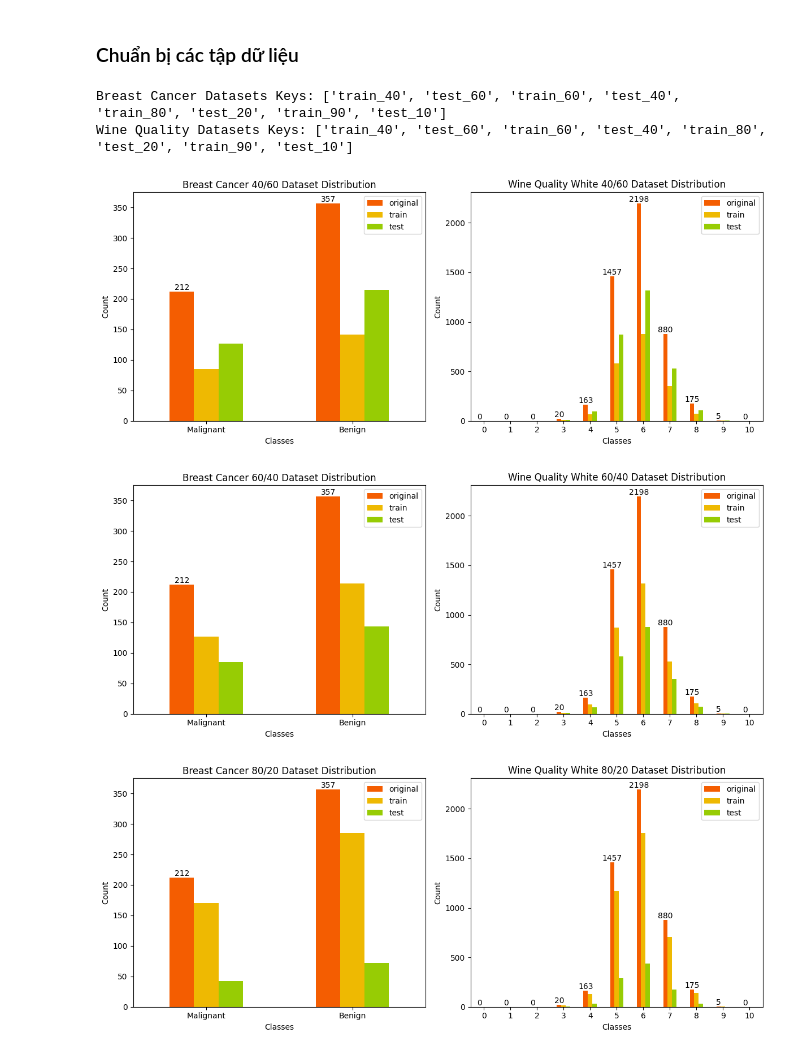
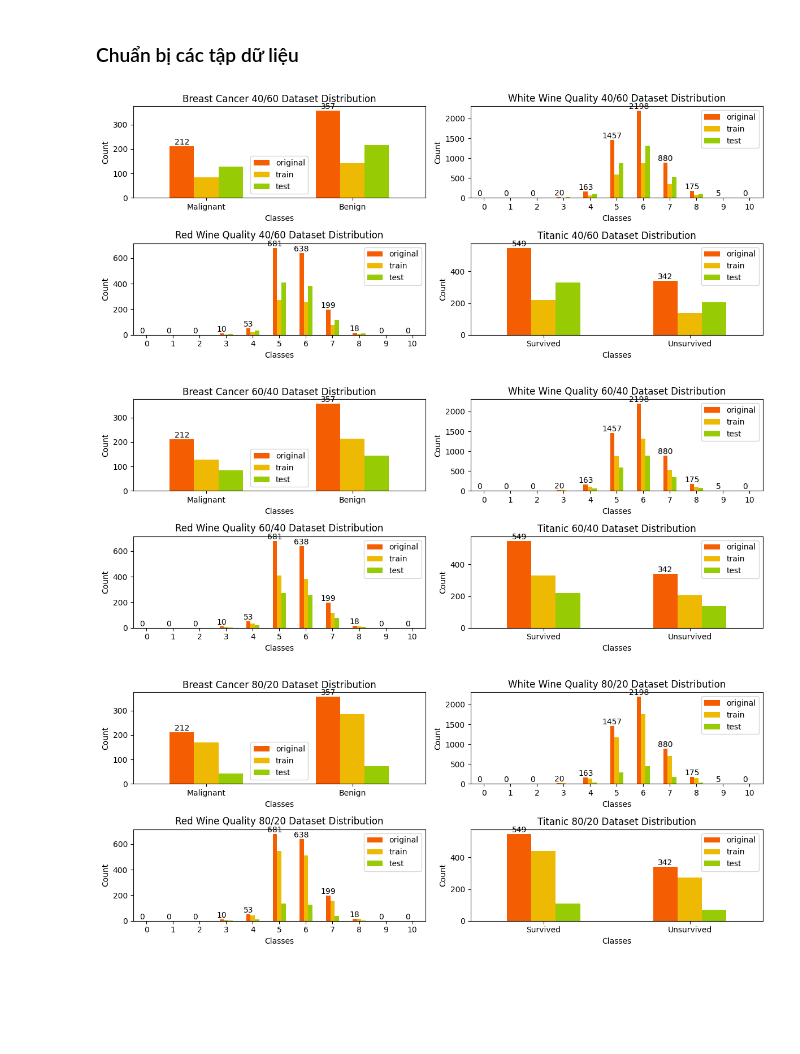
Before and after one commit to HoNhatTri/Lab02_AI, a Jupyter notebook: Prepare_Datasets.ipynb, the cells around one changed output. Drawn from its saved outputs; the diff is of its cells as text; code cells hidden in the pictures; blank space fills up the shorter version.

Commit message:
Tri commit prepare dataset #2

```diff
--- a/Prepare_Datasets.ipynb
+++ b/Prepare_Datasets.ipynb
@@ -22,21 +21,22 @@ bc_features = pd.DataFrame(breast_cancer_wisconsin_diagnostic.data, columns=brea
 bc_labels = pd.Series(breast_cancer_wisconsin_diagnostic.target, name="label")  # Nhãn: 0 = Malignant, 1 = Benign
 
 # White Wine Quality Dataset
-file_path = './wine+quality/winequality-white.csv'
+file_path = './data/wine+quality/winequality-white.csv'
 w_wine_data = pd.read_csv(file_path, sep=';')
 w_wine_features = w_wine_data.iloc[:, :-1]
 w_wine_labels = w_wine_data['quality']
 
 # Red Wine Quality Dataset
-file_path = './wine+quality/winequality-red.csv'
+file_path = './data/wine+quality/winequality-red.csv'
 r_wine_data = pd.read_csv(file_path, sep=';')
 r_wine_features = r_wine_data.iloc[:, :-1]
 r_wine_labels = r_wine_data['quality']
 
-# Iris Dataset
-iris = load_iris()
-iris_features = iris.data
-iris_labels = iris.target
+# Titanic Dataset
+file_path = './data/Titanic/Titanic-Dataset.csv'
+titanic_data = pd.read_csv(file_path)
+titanic_features = titanic_data.iloc[:, :-1]
+titanic_labels = titanic_data['Survived']
 # %% [markdown]
 ### Chuẩn bị các tập dữ liệu
 # %%
@@ -70,15 +70,13 @@ w_wine_datasets = prepare_datasets(w_wine_features, w_wine_labels)
 # Tạo các tập huấn luyện và kiểm tra cho Red Wine Quality Dataset
 r_wine_datasets = prepare_datasets(r_wine_features, r_wine_labels)
 
-# Tạo các tập huấn luyện và kiểm tra cho Iris Dataset
-iris_datasets = prepare_datasets(iris_features,iris_labels)
+# Tạo các tập huấn luyện và kiểm tra cho Titanic Dataset
+titanic_datasets = prepare_datasets(titanic_features,titanic_labels)
-# %% [output]
-Breast Cancer Datasets Keys: ['train_40', 'test_60', 'train_60', 'test_40', 'train_80', 'test_20', 'train_90', 'test_10']
-Wine Quality Datasets Keys: ['train_40', 'test_60', 'train_60', 'test_40', 'train_80', 'test_20', 'train_90', 'test_10']
 # %%
 # Danh sách tên các lớp
 class_names_bc = ["Malignant", "Benign"]  # Breast Cancer: 0 = Malignant, 1 = Benign
 class_names_wine = [str(i) for i in range(11)]  # Wine Quality: chất lượng từ 0 đến 10
+class_names_titanic = ["Survived", "Unsurvived"]
 
 def draw_plot(original, train, test, title, class_names, ax):
     # Tính tần suất các lớp, đảm bảo rằng tất cả các lớp đều được hiển thị
@@ -96,33 +94,37 @@ def draw_plot(original, train, test, title, class_names, ax):
 # %%
 fig, axs = plt.subplots(2, 2, figsize=(12, 5))  # 1 hàng, 2 cột
 
-draw_plot(bc_labels, bc_datasets['train_40'][1], bc_datasets['test_60'][1], "Breast Cancer 40/60 Dataset Distribution", class_names_bc, axs[0])
-draw_plot(w_wine_labels, w_wine_datasets['train_40'][1], w_wine_datasets['test_60'][1], "White Wine Quality 40/60 Dataset Distribution", class_names_wine, axs[1])
-draw_plot(r_wine_labels, r_wine_datasets['train_40'][1], r_wine_datasets['test_60'][1], "Red Wine Quality 40/60 Dataset Distribution", class_names_wine, axs[2])
-draw_plot(iris_labels, iris_datasets['train_40'][1], iris_datasets['test_60'][1], "Iris 40/60 Dataset Distribution", class_names_bc, axs[0])
+draw_plot(bc_labels, bc_datasets['train_40'][1], bc_datasets['test_60'][1], "Breast Cancer 40/60 Dataset Distribution", class_names_bc, axs[0,0])
+draw_plot(w_wine_labels, w_wine_datasets['train_40'][1], w_wine_datasets['test_60'][1], "White Wine Quality 40/60 Dataset Distribution", class_names_wine, axs[0,1])
+draw_plot(r_wine_labels, r_wine_datasets['train_40'][1], r_wine_datasets['test_60'][1], "Red Wine Quality 40/60 Dataset Distribution", class_names_wine, axs[1,0])
+draw_plot(titanic_labels, titanic_datasets['train_40'][1], titanic_datasets['test_60'][1], "Titanic 40/60 Dataset Distribution", class_names_titanic, axs[1,1])
 
 plt.tight_layout()
 plt.show()
 # %% [output]
-[figure, old version]
+[figure, new version]
 # %%
-fig, axs = plt.subplots(1, 2, figsize=(12, 5))
+fig, axs = plt.subplots(2, 2, figsize=(12, 5))
 
-draw_plot(bc_labels, bc_datasets['train_60'][1], bc_datasets['test_40'][1], "Breast Cancer 60/40 Dataset Distribution", class_names_bc, axs[0])
-draw_plot(w_wine_labels, w_wine_datasets['train_60'][1], w_wine_datasets['test_40'][1], "White Wine Quality 60/40 Dataset Distribution", class_names_wine, axs[1])
+draw_plot(bc_labels, bc_datasets['train_60'][1], bc_datasets['test_40'][1], "Breast Cancer 60/40 Dataset Distribution", class_names_bc, axs[0,0])
+draw_plot(w_wine_labels, w_wine_datasets['train_60'][1], w_wine_datasets['test_40'][1], "White Wine Quality 60/40 Dataset Distribution", class_names_wine, axs[0,1])
+draw_plot(r_wine_labels, r_wine_datasets['train_60'][1], r_wine_datasets['test_40'][1], "Red Wine Quality 60/40 Dataset Distribution", class_names_wine, axs[1,0])
+draw_plot(titanic_labels, titanic_datasets['train_60'][1], titanic_datasets['test_40'][1], "Titanic 60/40 Dataset Distribution", class_names_titanic, axs[1,1])
 
 plt.tight_layout()
 plt.show()
 # %% [output]
-[figure, old version]
+[figure, new version]
 # %%
-fig, axs = plt.subplots(1, 2, figsize=(12, 5))
+fig, axs = plt.subplots(2, 2, figsize=(12, 5))
 
-draw_plot(bc_labels, bc_datasets['train_80'][1], bc_datasets['test_20'][1], "Breast Cancer 80/20 Dataset Distribution", class_names_bc, axs[0])
-draw_plot(w_wine_labels, w_wine_datasets['train_80'][1], w_wine_datasets['test_20'][1], "White Wine Quality 80/20 Dataset Distribution", class_names_wine, axs[1])
+draw_plot(bc_labels, bc_datasets['train_80'][1], bc_datasets['test_20'][1], "Breast Cancer 80/20 Dataset Distribution", class_names_bc, axs[0,0])
+draw_plot(w_wine_labels, w_wine_datasets['train_80'][1], w_wine_datasets['test_20'][1], "White Wine Quality 80/20 Dataset Distribution", class_names_wine, axs[0,1])
+draw_plot(r_wine_labels, r_wine_datasets['train_80'][1], r_wine_datasets['test_20'][1], "Red Wine Quality 80/20 Dataset Distribution", class_names_wine, axs[1,0])
+draw_plot(titanic_labels, titanic_datasets['train_80'][1], titanic_datasets['test_20'][1], "Titanic 80/20 Dataset Distribution", class_names_titanic, axs[1,1])
 
 plt.tight_layout()
 plt.show()
 # %% [output]
-[figure, old version]
+[figure, new version]
 # %%
```
Also changed, not shown: parts of 2 cells of this notebook, 6 other files.
